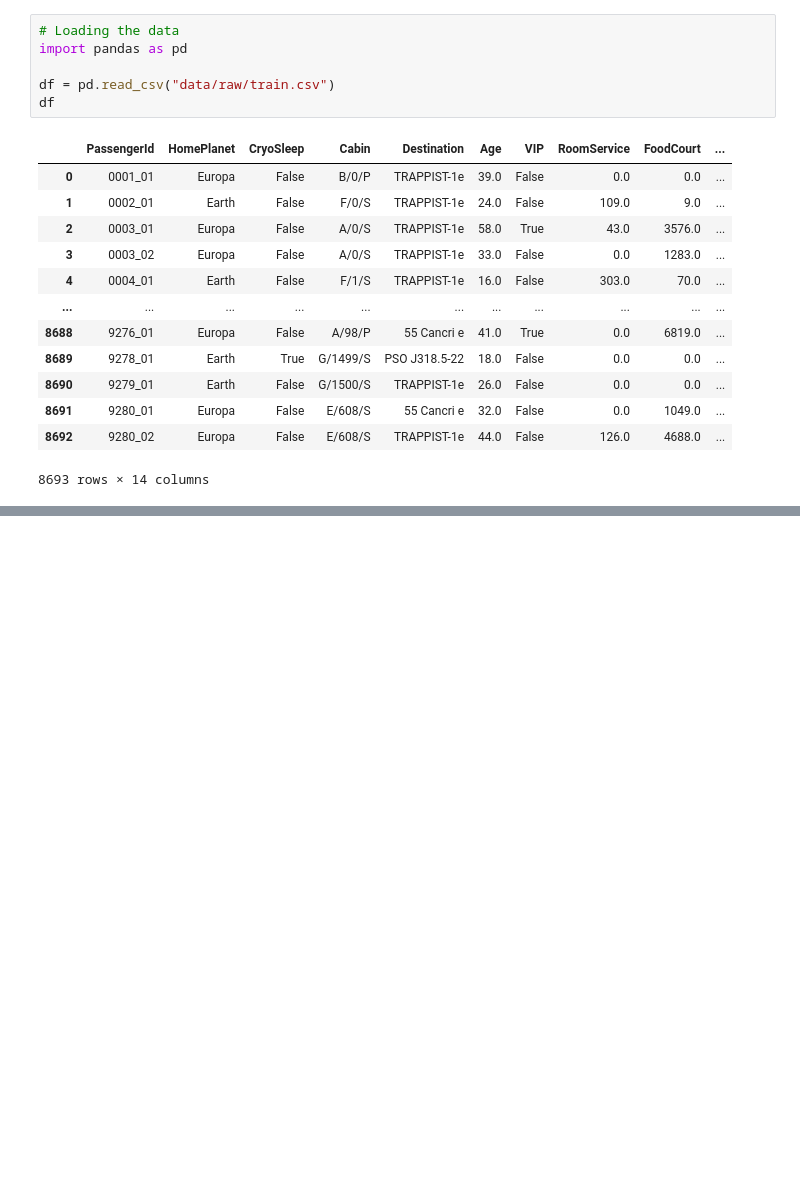
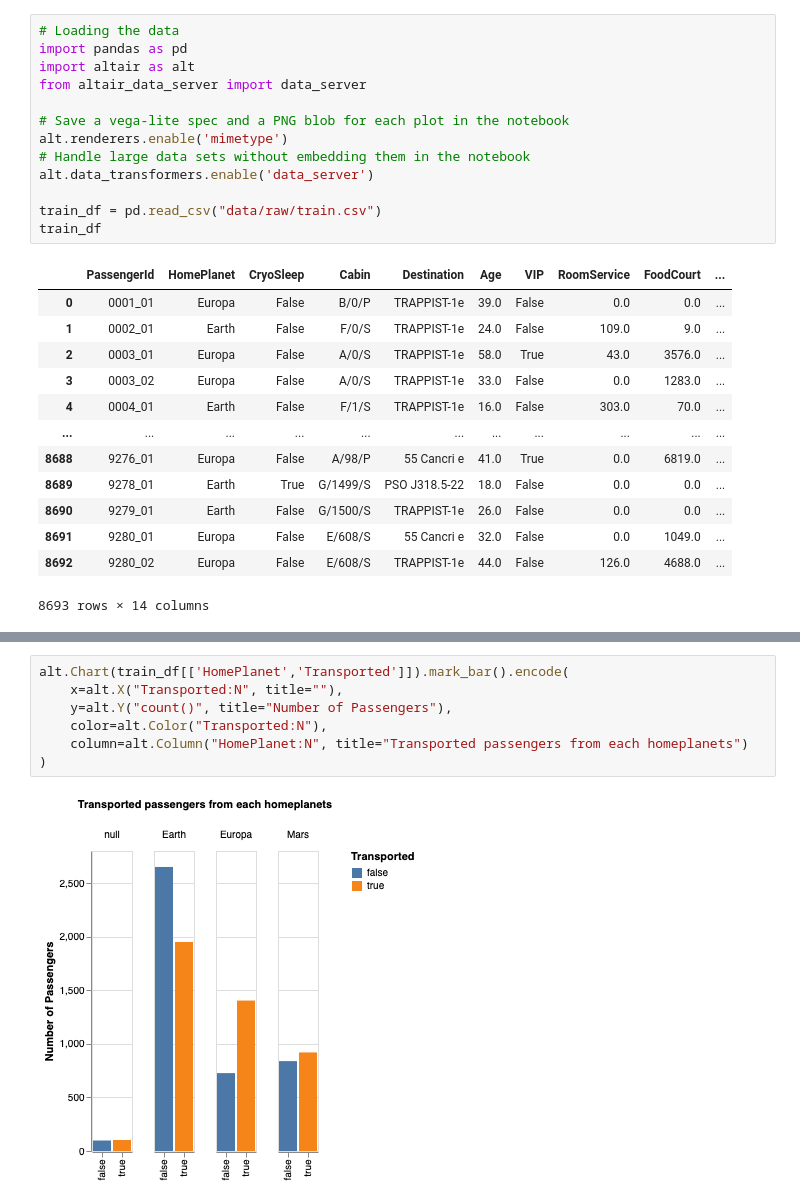
Before and after one commit to hcwang24/space_titanic, a Jupyter notebook: initial_analysis.ipynb, the cells around one changed output, grey strips where cells are left out. Saved outputs shown, nothing was run; the diff lists cells and outputs as text; blank space fills up the shorter version.

```diff
--- a/initial_analysis.ipynb
+++ b/initial_analysis.ipynb
@@ -31,9 +41,16 @@ In this competition your task is to predict whether a passenger was transported
 # %%
 # Loading the data
 import pandas as pd
+import altair as alt
+from altair_data_server import data_server
 
-df = pd.read_csv("data/raw/train.csv")
-df
+# Save a vega-lite spec and a PNG blob for each plot in the notebook
+alt.renderers.enable('mimetype')
+# Handle large data sets without embedding them in the notebook
+alt.data_transformers.enable('data_server')
+
+train_df = pd.read_csv("data/raw/train.csv")
+train_df
 # %% [output]
 |  | PassengerId | HomePlanet | CryoSleep | Cabin | Destination | Age | VIP | RoomService | FoodCourt | ... |
 | 0 | 0001_01 | Europa | False | B/0/P | TRAPPIST-1e | 39.0 | False | 0.0 | 0.0 | ... |
@@ -50,0 +130,9 @@ df
+# %%
+alt.Chart(train_df[['HomePlanet','Transported']]).mark_bar().encode(
+    x=alt.X("Transported:N", title=""),
+    y=alt.Y("count()", title="Number of Passengers"),
+    color=alt.Color("Transported:N"),
+    column=alt.Column("HomePlanet:N", title="Transported passengers from each homeplanets")
+)
+# %% [output]
+[figure, added]
```
Also changed, not shown: parts of 8 cells of this notebook.
